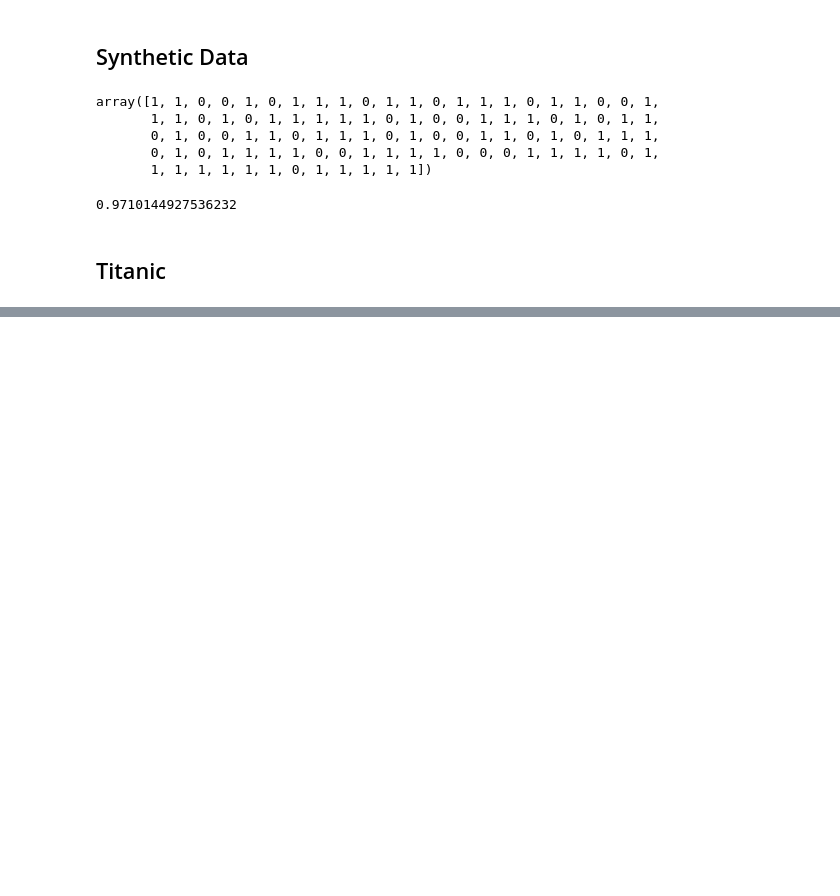
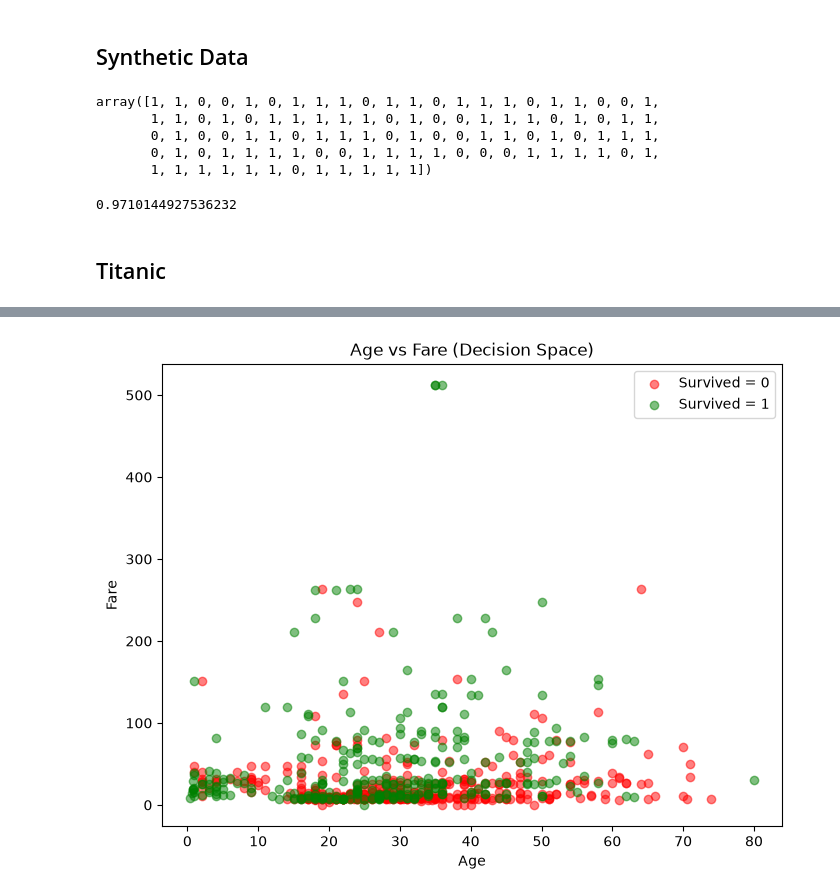
Before and after one commit to Sam50x/ML-from-Scratch, a Jupyter notebook: 2 - Logistic Regression/notebook.ipynb, the cells around one changed output, grey strips where cells are left out. Cells and saved outputs as stored; diff of their text form; code cells hidden in the pictures; blank space fills up the shorter version.

```diff
--- a/2 - Logistic Regression/notebook.ipynb
+++ b/2 - Logistic Regression/notebook.ipynb
@@ -48,0 +164,20 @@ f1_score(y, y_pred)
+# %%
+plt.figure(figsize=(8,6))
+
+for label, color in zip([0,1], ["red", "green"]):
+    subset = train_df[train_df["Survived"] == label]
+    plt.scatter(
+        subset["Age"],
+        subset["Fare"],
+        alpha=0.5,
+        label=f"Survived = {label}",
+        color=color
+    )
+
+plt.xlabel("Age")
+plt.ylabel("Fare")
+plt.legend()
+plt.title("Age vs Fare (Decision Space)")
+plt.show()
+# %% [output]
+[figure, added]
```
Also changed, not shown: parts of 39 cells of this notebook, 3 other files.
